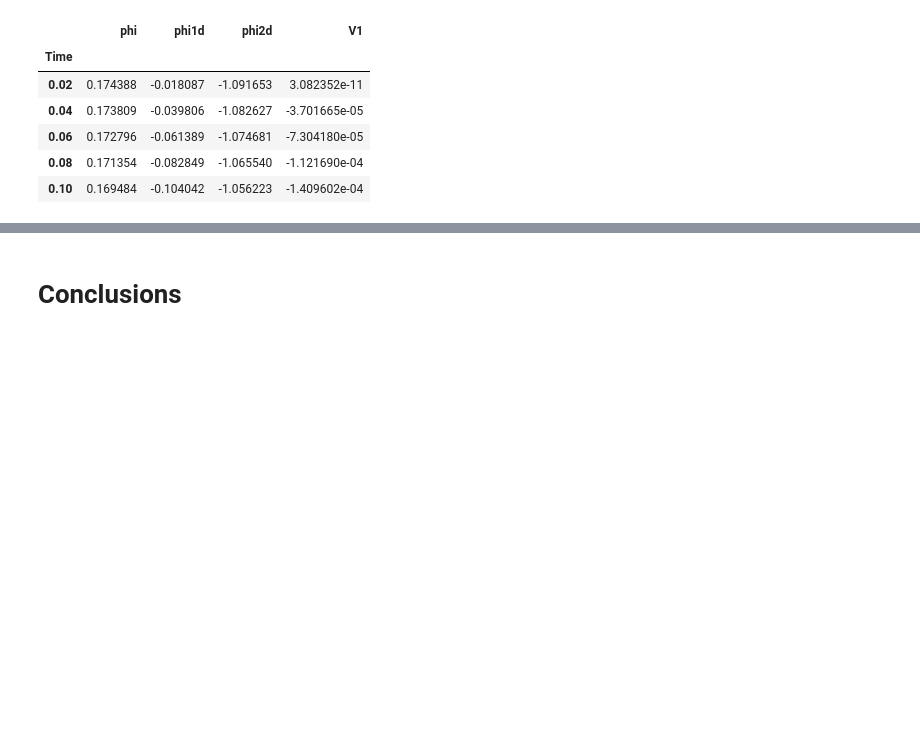
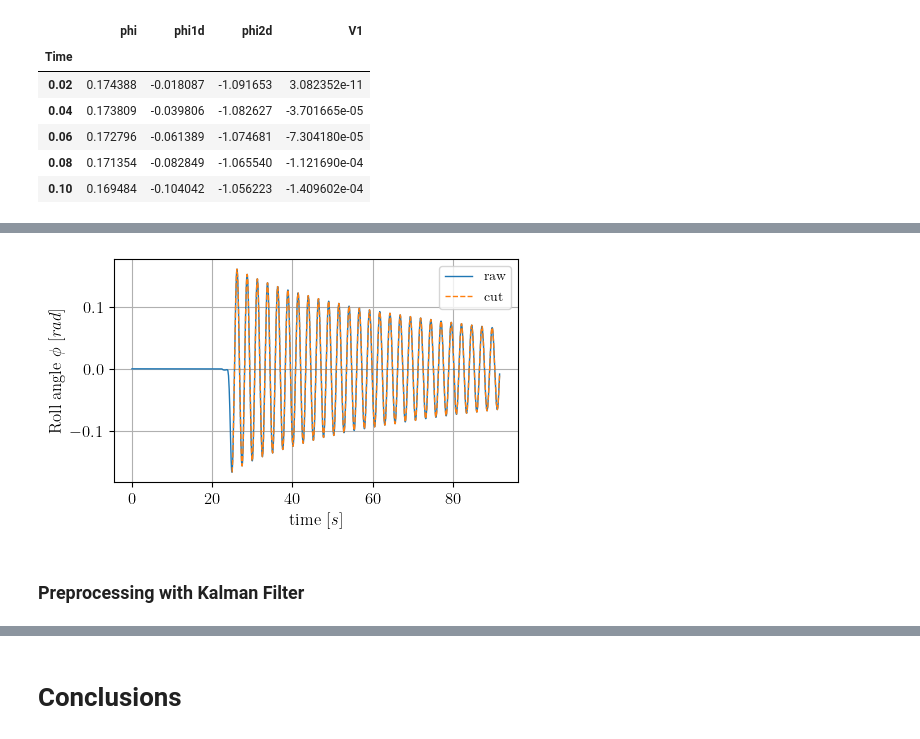
Before and after one commit to martinlarsalbert/roll_decay_damping, a Jupyter notebook: reports/report/01.1.report.ipynb, the cells around one changed output, grey strips where cells are left out. Saved outputs shown, nothing was run; the diff lists cells and outputs as text; code cells hidden in the pictures; blank space fills up the shorter version.

```diff
--- a/reports/report/01.1.report.ipynb
+++ b/reports/report/01.1.report.ipynb
@@ -504,0 +543,19 @@ ax.legend();
+# %%
+meta_data = content.loc[2]
+data_raw = load(meta_data['data file'])
+renames = {
+    'phi' : symbols.phi,
+    'phi1d' : symbols.phi_dot,
+    'phi2d' :symbols.phi_dot_dot,
+}
+#data.rename(columns=renames, inplace=True)
+
+index = data_raw['phi'].abs().idxmax()
+data = data_raw.loc[index:].copy()
+
+ax = rolldecay.plot(data_raw,y='phi', label='raw');
+rolldecay.plot(data,y='phi', label='cut', style='--', ax=ax);
+# %% [output]
+[figure, added]
+# %% [markdown]
+### Preprocessing with Kalman Filter
```
Also changed, not shown: parts of 45 cells of this notebook, 5 other files.
